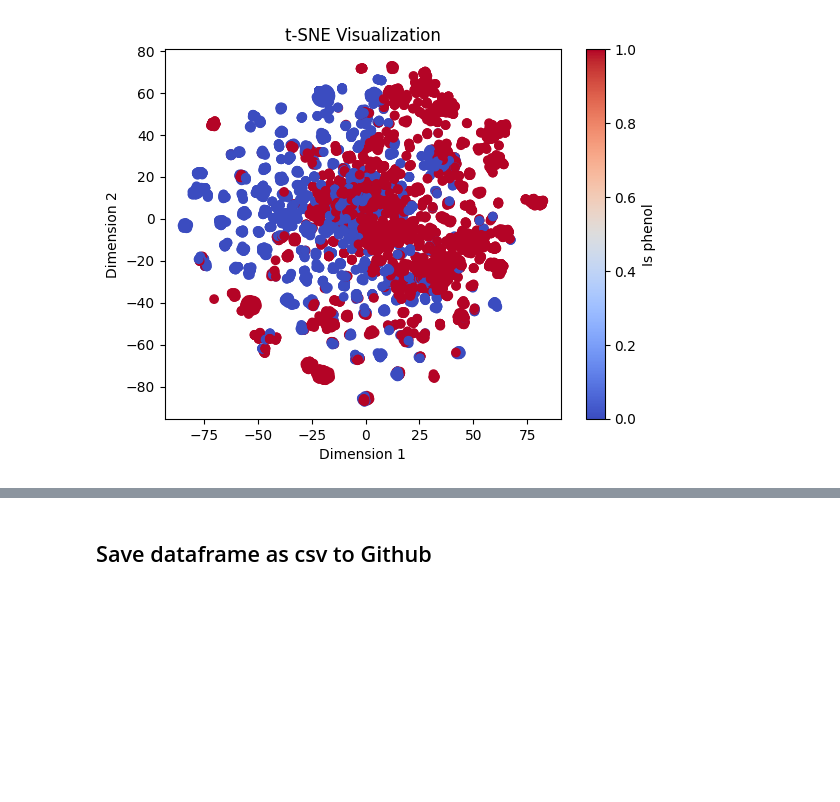
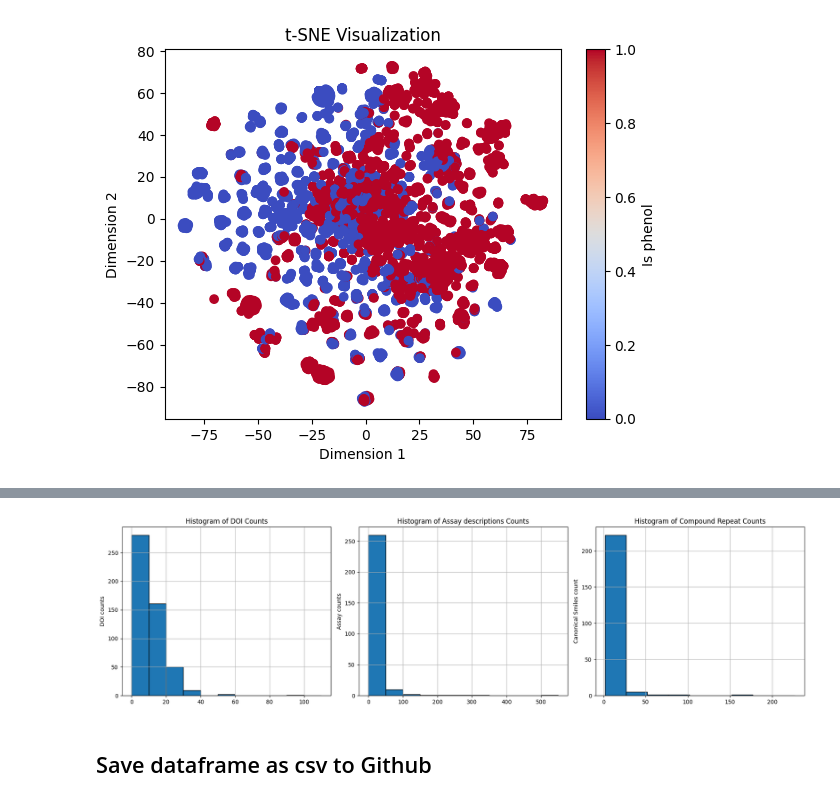
Before and after one commit to ManuelOtt-code/Project-DC, a Jupyter notebook: Data_extraction+processing.ipynb, the cells around one changed output, grey strips where cells are left out. Drawn from its saved outputs; the diff is of its cells as text; code cells hidden in the pictures; blank space fills up the shorter version.

```diff
--- a/Data_extraction+processing.ipynb
+++ b/Data_extraction+processing.ipynb
@@ -426,3 +257,46 @@ dtype: int64
+# %%
+#getting information about literature sources
+df_doi_counts = df_dpph["DOI"].value_counts()
+df_assay_desc_count = df_dpph["Assay Description"].value_counts()
+df_canonical_smiles_count = df_dpph["canonical_Smiles"].value_counts()
+
+# Create a figure with 3 subplots (1 row, 3 columns)
+fig, axes = plt.subplots(1, 3, figsize=(18, 5)) # Adjust figsize as needed
+
+# Plot 1: Histogram of DOI Countsf
+binsize_doi = 10
+bins_doi = np.arange(0, 120, binsize_doi)
+axes[0].hist(df_doi_counts, bins=bins_doi, edgecolor='black')
+#axes[0].set_xlabel("#Compounds with same reference")
+axes[0].set_ylabel("DOI counts")
+axes[0].set_title("Histogram of DOI Counts")
+axes[0].grid()
+
+# Plot 2: Histogram of Assay descriptions Counts
+binsize_assay = 50
+bins_assay = np.arange(0, 600, binsize_assay)
+axes[1].hist(df_assay_desc_count, bins=bins_assay, edgecolor='black')
+#axes[1].set_xlabel("#Compounds for which measurments this assay was described")
+axes[1].set_ylabel("Assay counts")
+axes[1].set_title("Histogram of Assay descriptions Counts")
+axes[1].grid()
+
+# Plot 3: Histogram of Canonical SMILES Counts
+binsize_smiles = 25
+bins_smiles = np.arange(2, 250, binsize_smiles)
+axes[2].hist(df_canonical_smiles_count, bins=bins_smiles, edgecolor='black')
+#axes[2].set_xlabel("#How often compounds were measured")
+axes[2].set_ylabel("Canonical Smiles count")
+axes[2].set_title("Histogram of Compound Repeat Counts") # Corrected title
+axes[2].grid()
+
+# Adjust layout to prevent overlapping titles and labels
+plt.tight_layout()
+
+# Display the figure
+plt.show()
+# %% [output]
+[figure, added]
 # %% [markdown]
 ## Save dataframe as csv to Github
 # %%
```
Also changed, not shown: parts of 23 cells of this notebook.
